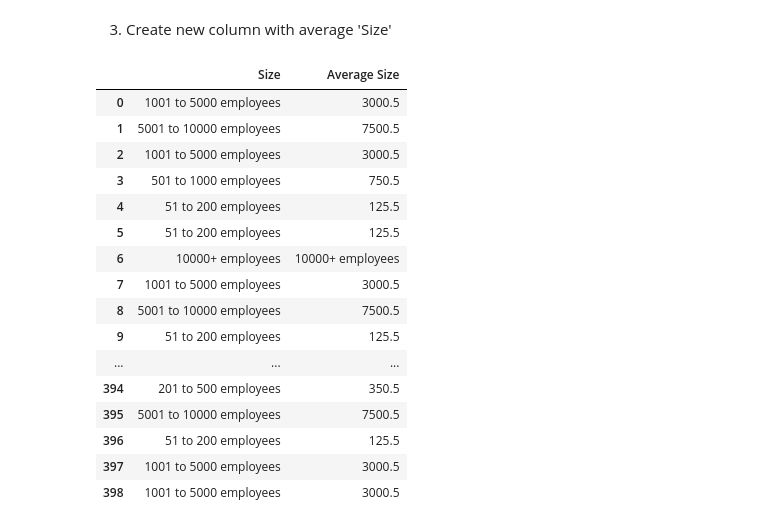
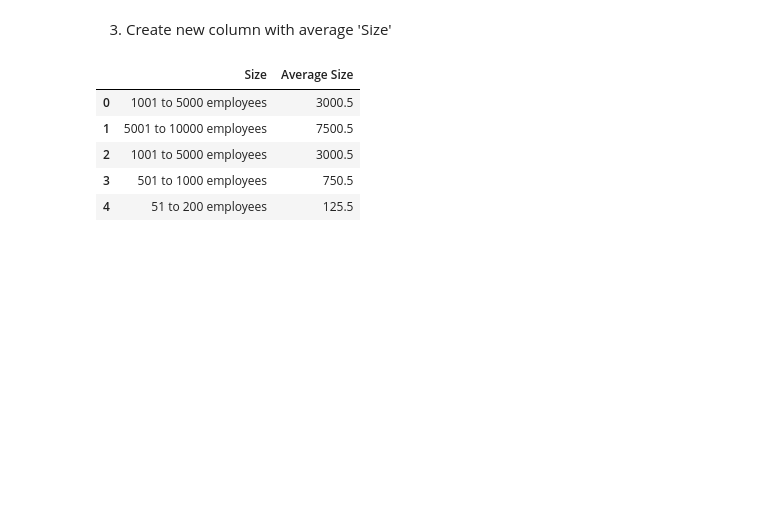
Before and after one commit to Kayra3Oz/Data-Analyst-Portfolio, a Jupyter notebook: Project 1/data_cleaning_and_transformation.ipynb, the cells around one changed output. Drawn from its saved outputs; the diff is of its cells as text; code cells hidden in the pictures; blank space fills up the shorter version.

```diff
--- a/Project 1/data_cleaning_and_transformation.ipynb
+++ b/Project 1/data_cleaning_and_transformation.ipynb
@@ -63,34 +63,23 @@ df[['Headquarters', 'Location']]
 # %%
 def calculate_average_size(x):
     parts = x.split(" ")
     if len(parts) > 3:
         a = parts[0]
         b = parts[2]
         a = int(a)
         b = int(b)
         average = (a+b) / 2
         return average
     else:
         return x
 
 
 df['Average Size'] = df['Size'].apply(lambda x: calculate_average_size(x))
-df[['Size', 'Average Size']]
+df[['Size', 'Average Size']].head()
 # %% [output]
 |  | Size | Average Size |
 | 0 | 1001 to 5000 employees | 3000.5 |
 | 1 | 5001 to 10000 employees | 7500.5 |
 | 2 | 1001 to 5000 employees | 3000.5 |
 | 3 | 501 to 1000 employees | 750.5 |
 | 4 | 51 to 200 employees | 125.5 |
-| 5 | 51 to 200 employees | 125.5 |
-| 6 | 10000+ employees | 10000+ employees |
-| 7 | 1001 to 5000 employees | 3000.5 |
-| 8 | 5001 to 10000 employees | 7500.5 |
-| 9 | 51 to 200 employees | 125.5 |
-| ... | ... | ... |
-| 394 | 201 to 500 employees | 350.5 |
-| 395 | 5001 to 10000 employees | 7500.5 |
-| 396 | 51 to 200 employees | 125.5 |
-| 397 | 1001 to 5000 employees | 3000.5 |
-| 398 | 1001 to 5000 employees | 3000.5 |
```
